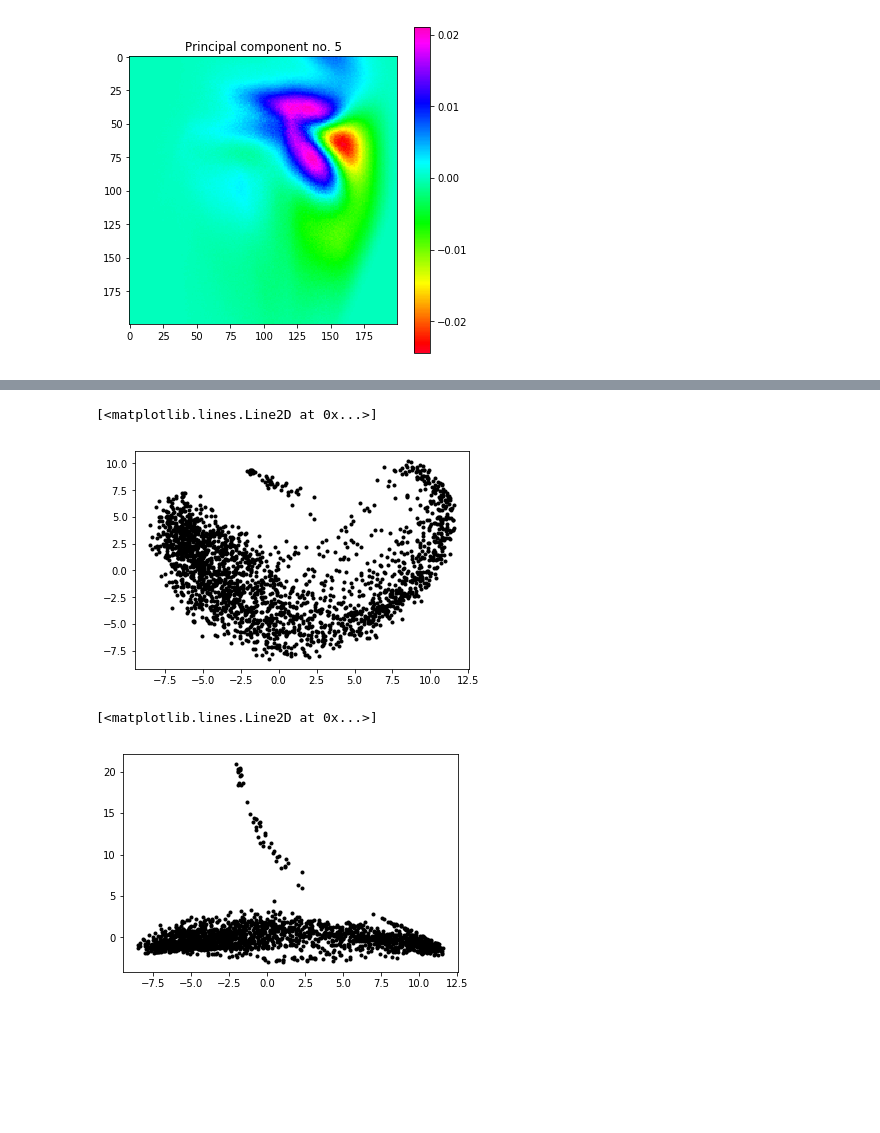
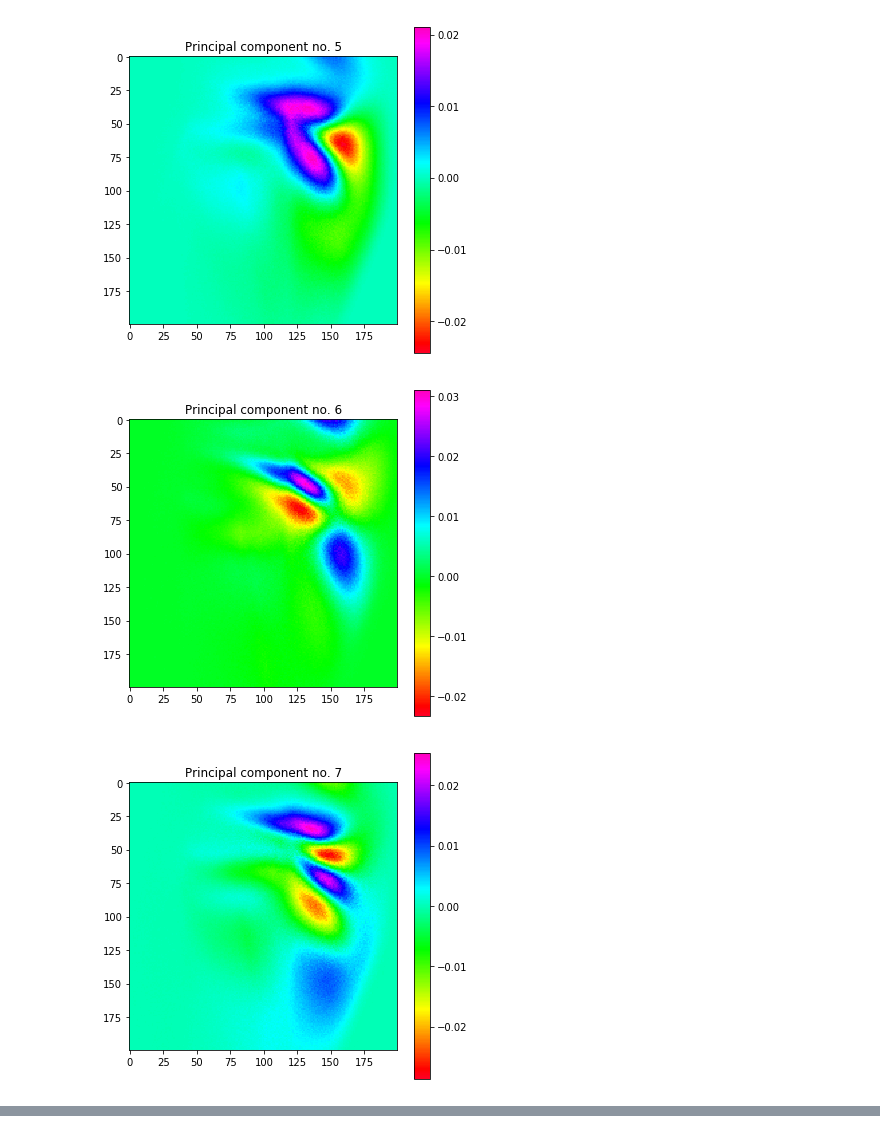
Before and after one commit to efskmn/StellarPopulations, a Jupyter notebook: make_PCA_from_histograms.ipynb, the cells around one changed output, grey strips where cells are left out. Drawn from its saved outputs; the diff is of its cells as text; code cells hidden in the pictures; blank space fills up the shorter version.

```diff
--- a/make_PCA_from_histograms.ipynb
+++ b/make_PCA_from_histograms.ipynb
@@ -29,17 +29,19 @@ pca.components_.shape
 # %%
 savename = "pc_plots_drive_%d_%d.png"
-blocknumber = 0
-for i in range(5):
+blocknumber = 10
+for i in range(10):
     fig, ax = plt.subplots(nrows=1, ncols=1, figsize=(6,6),facecolor='w',edgecolor='k')
     pc = pca.components_[i]
     pc = pc.reshape((bin_number,bin_number))
     cax = ax.imshow(pc, cmap='gist_rainbow')
     ax.set_title('Principal component no. %d' %(i+1) )
     cbar = fig.colorbar(cax)
     fig.savefig(savename % (blocknumber, i))
 # %% [output]
 [figure]
 [figure]
 [figure]
 [figure]
 [figure]
+[figure, added]
+[figure, added]
@@ -46,12 +51,2 @@ for i in range(5):
 # %%
 H_small = pca.fit_transform(H_array)
-# %%
-plt.plot(H_small[:,0], H_small[:,1], 'k.')
-# %% [output]
-[<matplotlib.lines.Line2D at 0x...>]
-[figure, removed]
-# %%
-plt.plot(H_small[:,0], H_small[:,2], 'k.')
-# %% [output]
-[<matplotlib.lines.Line2D at 0x...>]
-[figure, removed]
```
Also changed, not shown: parts of 10 cells of this notebook.
